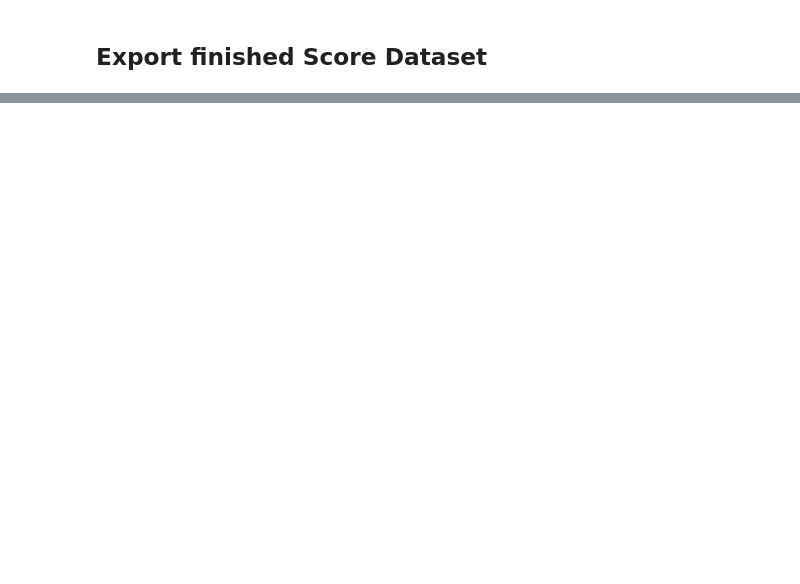
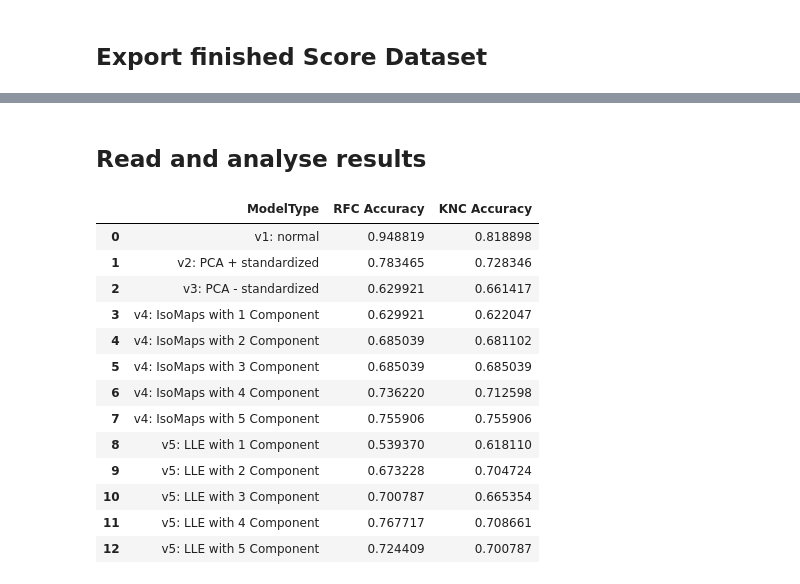
Before and after one commit to Luaa998/Kohonen-maps_Projekt, a Jupyter notebook: Milestone2.2_Modeling.ipynb, the cells around one changed output, grey strips where cells are left out. Saved outputs shown, nothing was run; the diff lists cells and outputs as text; code cells hidden in the pictures; blank space fills up the shorter version.

```diff
--- a/Milestone2.2_Modeling.ipynb
+++ b/Milestone2.2_Modeling.ipynb
@@ -628,2 +629,21 @@ df_score
 # %%
 df_score.to_csv('data/test_and_training_data/Score_results.csv', index=False)
+# %% [markdown]
+<h2>Read and analyse results</h2>
+# %%
+df_score
+# %% [output]
+|  | ModelType | RFC Accuracy | KNC Accuracy |
+| 0 | v1: normal | 0.948819 | 0.818898 |
+| 1 | v2: PCA + standardized | 0.783465 | 0.728346 |
+| 2 | v3: PCA - standardized | 0.629921 | 0.661417 |
+| 3 | v4: IsoMaps with 1 Component | 0.629921 | 0.622047 |
+| 4 | v4: IsoMaps with 2 Component | 0.685039 | 0.681102 |
+| 5 | v4: IsoMaps with 3 Component | 0.685039 | 0.685039 |
+| 6 | v4: IsoMaps with 4 Component | 0.736220 | 0.712598 |
+| 7 | v4: IsoMaps with 5 Component | 0.755906 | 0.755906 |
+| 8 | v5: LLE with 1 Component | 0.539370 | 0.618110 |
+| 9 | v5: LLE with 2 Component | 0.673228 | 0.704724 |
+| 10 | v5: LLE with 3 Component | 0.700787 | 0.665354 |
+| 11 | v5: LLE with 4 Component | 0.767717 | 0.708661 |
+| 12 | v5: LLE with 5 Component | 0.724409 | 0.700787 |
```
Also changed, not shown: parts of 53 cells of this notebook, 1 other file.
